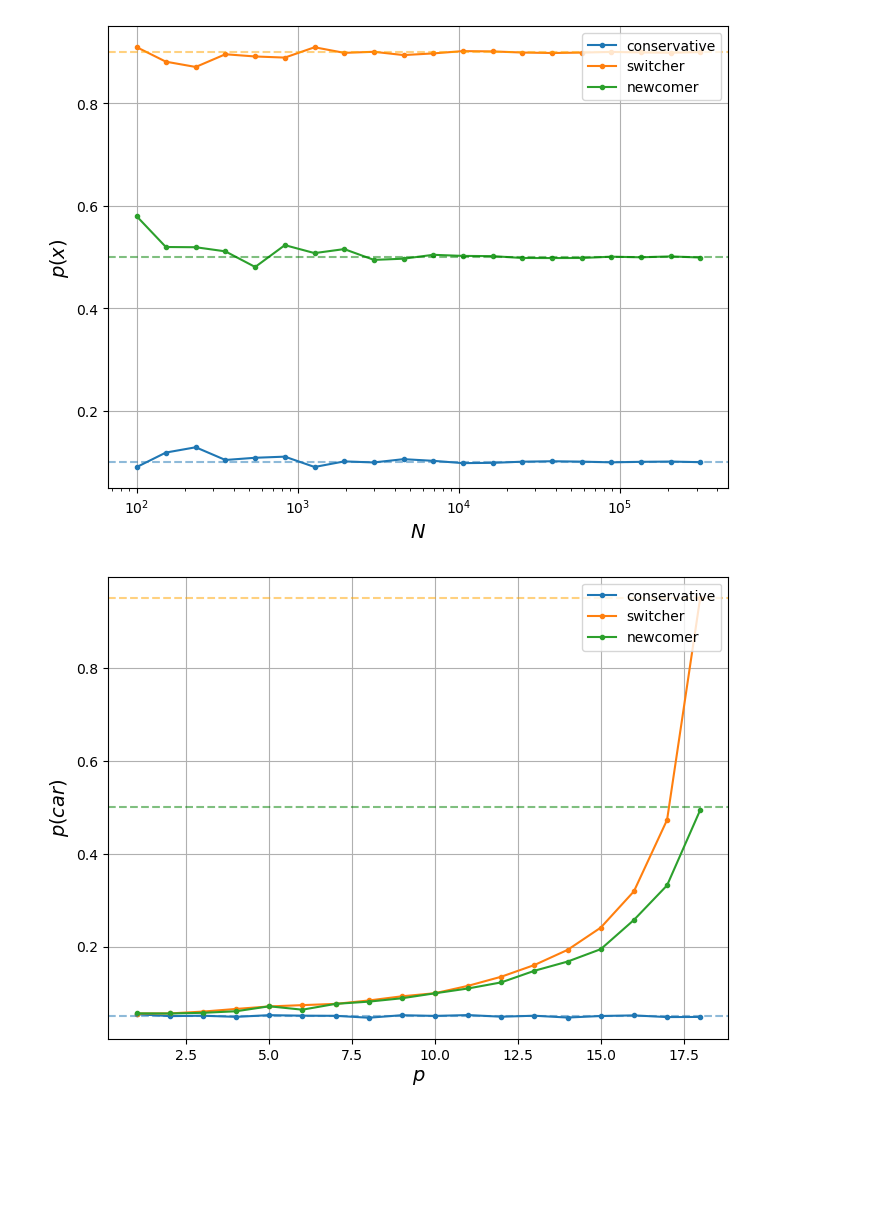
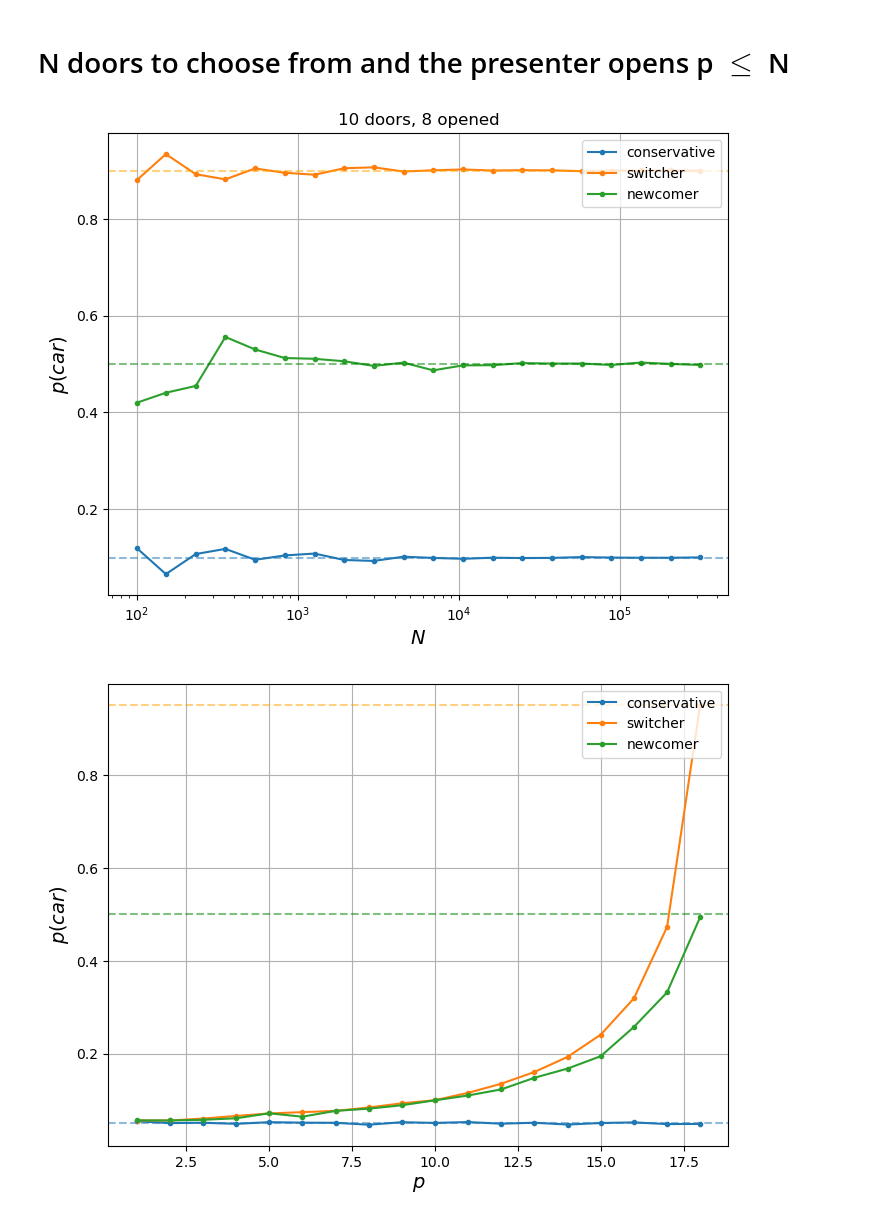
Before and after one commit to ebianchi803/astrostatistics_bicocca_2026, a Jupyter notebook: working/L02.ipynb, the cells around one changed output. Cells and saved outputs as stored; diff of their text form; code cells hidden in the pictures; blank space fills up the shorter version.

```diff
--- a/working/L02.ipynb
+++ b/working/L02.ipynb
@@ -97,0 +52,8 @@ newcomer: 0.5002
+# %%
+N = 1000
+
+
+ci, si, ni = toy_doors(N)
+print('conservative: %.4f' % (ci))
+print('switcher: %.4f' % (si))
+print('newcomer: %.4f' % (ni))
@@ -97,0 +64,16 @@ newcomer: 0.5002
+# %%
+N = 100
+
+c, s, n = [],[],[]
+for i in range(200):
+    ci, si, ni = toy_doors(N)
+    c = np.append(ci, c)
+    s = np.append(si, s)
+    n = np.append(ni, n)
+
+fig,ax = plt.subplots(figsize=(8, 6))
+plt.hist(c, label = 'conservative', alpha = 0.5)
+plt.hist(s, label = 'switcher', alpha = 0.5)
+plt.hist(n, label = 'newcomer', alpha = 0.5)
+plt.title('N = '+str(N))
+plt.legend();
@@ -185,0 +129,2 @@ newcomer: 0.4992
+# %% [markdown]
+# N doors to choose from and the presenter opens p $\le$ N
@@ -250,23 +188,22 @@ for N in arr_n:
     newcomer_tallies.append(newcomer_tally/N)
 # %%
 fig,ax = plt.subplots(figsize=(8, 6))
-#xgrid = np.linspace(-10, 30, 1000)
+
 plt.plot(arr_n, conservative_tallies,marker='.',label='conservative')
 plt.plot(arr_n, switcher_tallies,marker='.',label='switcher')
 plt.plot(arr_n, newcomer_tallies,marker='.',label='newcomer')
 
-ax.axhline(1/n_doors, 0, 5000, linestyle='--', alpha=0.5)
-ax.axhline((p+1)/n_doors, 0, 5000, linestyle='--', color='orange', alpha=0.5)
-ax.axhline(1/(n_doors-p), 0, 5000, linestyle='--', color='green', alpha=0.5)
+ax.axhline(1/n_doors, 0, 5000, linestyle='--', alpha=0.5, label = '1/n_doors')
+ax.axhline((p+1)/n_doors, 0, 5000, linestyle='--', color='orange', alpha=0.5, label = '(p+1)/n_doors')
+ax.axhline(1/(n_doors-p), 0, 5000, linestyle='--', color='green', alpha=0.5, label = '1/(n_doors-p)')
 
 ax.set_xscale('log')
-ax.set_ylabel('$p(x)$',fontsize=14)
+ax.set_ylabel('$p(car)$',fontsize=14)
 ax.legend(loc='upper right')
 
 ax.set_xlabel('$N$',fontsize=14)
 
 plt.grid()
-
-plt.show()
+plt.title(str(n_doors) + ' doors, ' + str(p) + ' opened');
 # %% [output]
-[figure, old version]
+[figure, new version]
```
Also changed, not shown: parts of 21 cells of this notebook.
